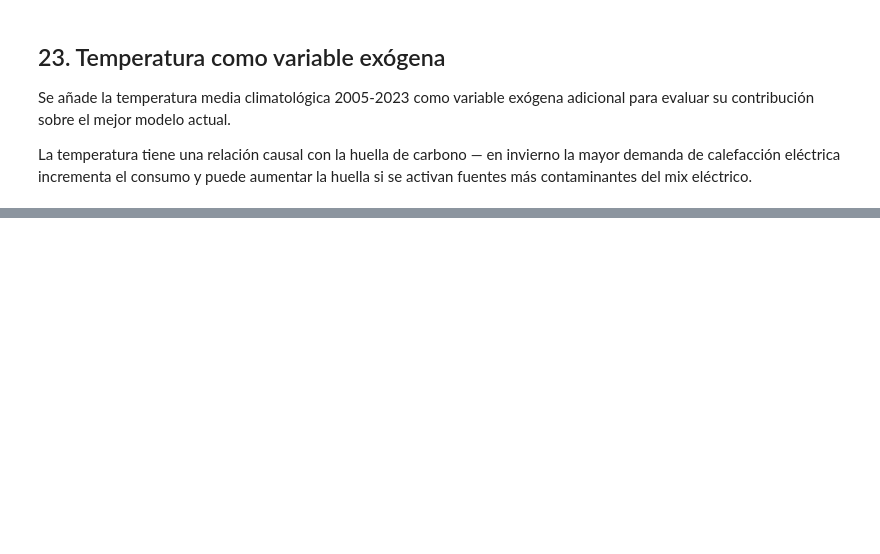
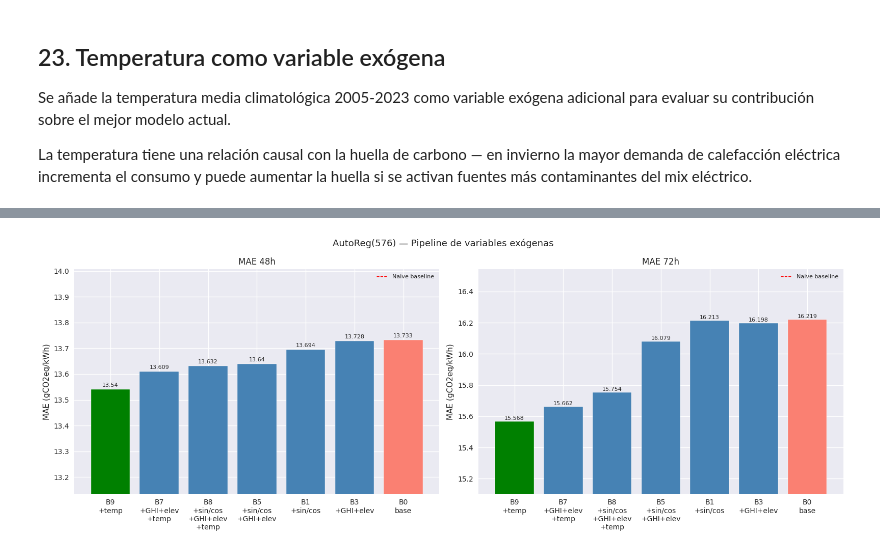
Before and after one commit to Pablomontejo09/TFM_Wattnet, a Jupyter notebook: notebooks/07_Autoreg_exogenas.ipynb, the cells around one changed output, grey strips where cells are left out. Cells and saved outputs as stored; diff of their text form; code cells hidden in the pictures; blank space fills up the shorter version.

```diff
--- a/notebooks/06_Autoreg_exogenas.ipynb
+++ b/notebooks/07_Autoreg_exogenas.ipynb
@@ -1294,0 +1501,19 @@ comparacion_temp.to_csv(RESULTS_DIR / "autoreg_temperatura.csv", index=False)
+# %%
+# Modelos AutoReg con exógenas más representativos
+modelos_autoreg = [
+    "B0_base",              # solo rezagos
+    "B1_sincos",            # + sin/cos hora
+    "B3_ghi_elev",          # + GHI + elevación (sin sin/cos)
+    "B9_temp",              # + solo temperatura (mejor modelo)
+    "B7_ghi_elev_temp",     # + GHI + elevación + temperatura
+    "B5_sincos_ghi_elev",   # + sin/cos + GHI + elevación
+    "B8_sincos_ghi_elev_temp", # todo junto
+]
+
+tabla_autoreg = todos[todos["model"].isin(modelos_autoreg)].pivot_table(
+    index="model",
+    columns="horizon",
+    values=["MAE", "RMSE"]
+).round(3).sort_values(("MAE", "48h"))
+
+print(tabla_autoreg)
@@ -1294,0 +1531,39 @@ comparacion_temp.to_csv(RESULTS_DIR / "autoreg_temperatura.csv", index=False)
+# %%
+fig, axes = plt.subplots(1, 2, figsize=(16, 6))
+fig.suptitle("AutoReg(576) — Pipeline de variables exógenas", fontsize=13)
+
+etiquetas = {
+    "B0_base":               "B0\nbase",
+    "B1_sincos":             "B1\n+sin/cos",
+    "B3_ghi_elev":           "B3\n+GHI+elev",
+    "B9_temp":               "B9\n+temp",
+    "B7_ghi_elev_temp":      "B7\n+GHI+elev\n+temp",
+    "B5_sincos_ghi_elev":    "B5\n+sin/cos\n+GHI+elev",
+    "B8_sincos_ghi_elev_temp": "B8\n+sin/cos\n+GHI+elev\n+temp",
+}
+
+modelos_order = tabla_autoreg.index.tolist()
+labels = [etiquetas[m] for m in modelos_order]
+
+for ax, horizon in zip(axes, ["48h", "72h"]):
+    mae_vals = tabla_autoreg[("MAE", horizon)].values
+    colors = ["green" if v == min(mae_vals) else
+              "salmon" if v == max(mae_vals) else
+              "steelblue" for v in mae_vals]
+    bars = ax.bar(labels, mae_vals, color=colors, edgecolor="white")
+    ax.set_title(f"MAE {horizon}")
+    ax.set_ylabel("MAE (gCO2eq/kWh)")
+    ax.set_ylim(min(mae_vals) * 0.97, max(mae_vals) * 1.02)
+    for i, v in enumerate(mae_vals):
+        ax.text(i, v + 0.01, str(round(v, 3)),
+                ha="center", fontsize=8)
+    ax.axhline(y=18.302, color="red", linestyle="--",
+               linewidth=1.0, label="Naive baseline")
+    ax.legend(fontsize=8)
+
+plt.tight_layout()
+plt.savefig("/home/ubuntu/TFM/figures/autoreg_exogenas_slides.png",
+            dpi=150, bbox_inches="tight")
+plt.show()
+# %% [output]
+[figure, added]
```
Also changed, not shown: parts of 21 cells of this notebook, 32 other files.
